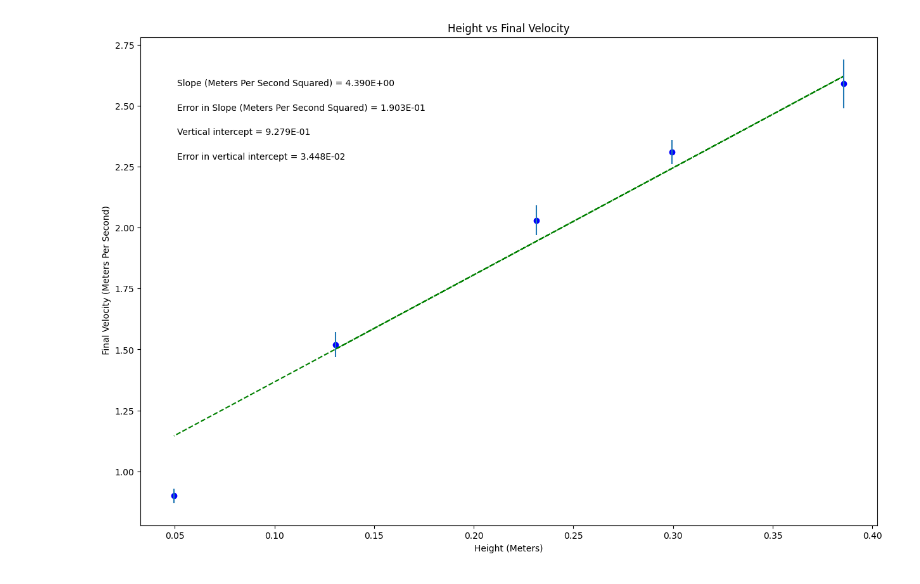
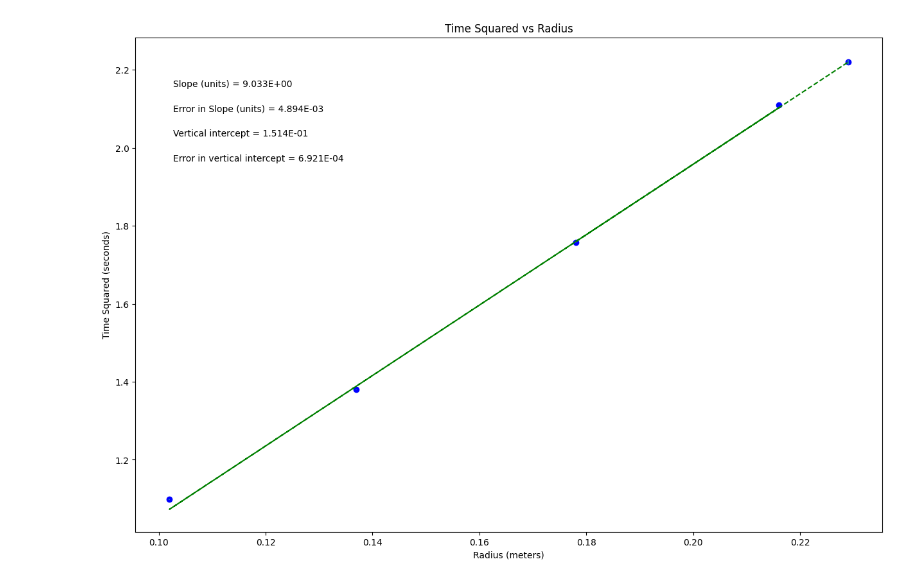
Before and after one commit to ethanandersch/physics1lab, a Jupyter notebook: PHSXlab_plotting_template.ipynb, the cells around one changed output. Cells and saved outputs as stored; diff of their text form; code cells hidden in the pictures.

```diff
--- a/PHSXlab_plotting_template.ipynb
+++ b/PHSXlab_plotting_template.ipynb
@@ -19,28 +19,28 @@ import matplotlib.pyplot as plt
 #variable names should start with a letter and must contain only letters, numbers, and underscores
 
 
-Height = np.array([0.1305, 0.2315, 0.2995, 0.3855, 0.0495])
+Radius = np.array([0.178, 0.216, 0.137, 0.102, 0.229])
 
-Velocity = np.array([1.52, 2.03, 2.31, 2.59, 0.9,])
+Time = np.array([1.758, 2.11, 1.38, 1.098, 2.22])
 
-err_Velocity = np.array([0.05, 0.06, 0.05, 0.1, 0.03])
+err_yvariable_changeme = np.array([0.00056, 0.00055, 0.00056, 0.00028, 0.0057])
 
 
 
 #Re-assign variables as x, y, dy so that the remaining plotting code may remain generic
 #UPDATE VARIABLE NAMES (ON RHS OF EACH EQUAL SIGN) TO MATCH VARIABLE NAMES FOR DATA ABOVE
 
-x = Height             #this should be the array you want to plot on the x axis
-y = Velocity            #this should be the array you want to plot on the y axis
-dy = err_Velocity        #this should be your error in y array
+x = Radius             #this should be the array you want to plot on the x axis
+y = Time             #this should be the array you want to plot on the y axis
+dy = err_yvariable_changeme        #this should be your error in y array
 
 
 #UPDATE EACH OF THESE 4 STRINGS FOR YOUR PLOT LABELS AS YOU WANT THEM TO APPEAR
 
-plot_title= 'Height vs Final Velocity'
-x_label= 'Height (Meters)'
-y_label= ' Final Velocity (Meters Per Second)'
-slope_units= 'Meters Per Second Squared'
+plot_title= 'Time Squared vs Radius'
+x_label= 'Radius (meters)'
+y_label= 'Time Squared (seconds)'
+slope_units= 'units'
 
 #UPDATE ANNOTATION PLACEMENT SO IT'S OUT OF WAY OF PLOTTED DATA AND BEST FIT LINE
 #integer from 1 to 4, top R corner is 1 (counter-clockwise from there)
@@ -92,31 +92,31 @@ elif annotation_placement==3 or annotation_placement==4:
 #Don't need to change anything in this section!
 
 #Plot data on graph. Plot error bars and place values for slope,
 #error in slope, and vertical intercept (plus error) on the plot using "annotate"
 
 plt.figure(figsize=(15,10))
 
 plt.plot(x, fit, color='green', linestyle='--')
 plt.scatter(x, y, color='blue', marker='o')
 
 plt.xlabel(x_label)
 plt.ylabel(y_label)
 plt.title(plot_title)
 
 plt.errorbar(x, y, yerr=dy, xerr=None, fmt="none") #don't need to plot x error bars
 
 plt.annotate('Slope ({}) = {value:.{digits}E}'.format(slope_units,value=m, digits=3),
              (xpos, ypos[0]), xycoords='axes fraction')
 
 plt.annotate('Error in Slope ({}) = {value:.{digits}E}'.format(slope_units,value=dm, digits=3),
              (xpos, ypos[1]), xycoords='axes fraction')
 
 plt.annotate('Vertical intercept = {value:.{digits}E}'.format(value=b, digits=3),
              (xpos, ypos[2]), xycoords='axes fraction')
 
 plt.annotate('Error in vertical intercept = {value:.{digits}E}'.format(value=db, digits=3),
              (xpos, ypos[3]), xycoords='axes fraction')
 
 plt.show()
 # %% [output]
-[figure, old version]
+[figure, new version]
```
